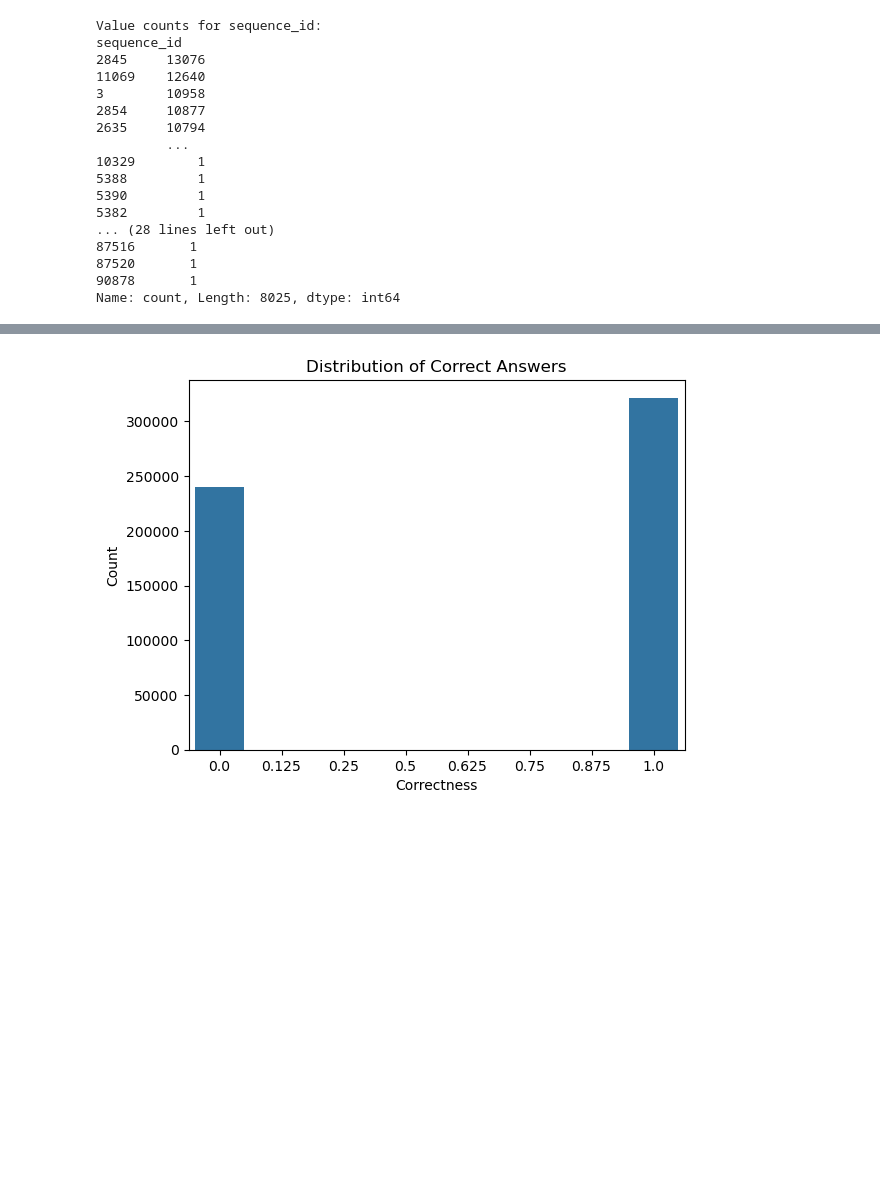
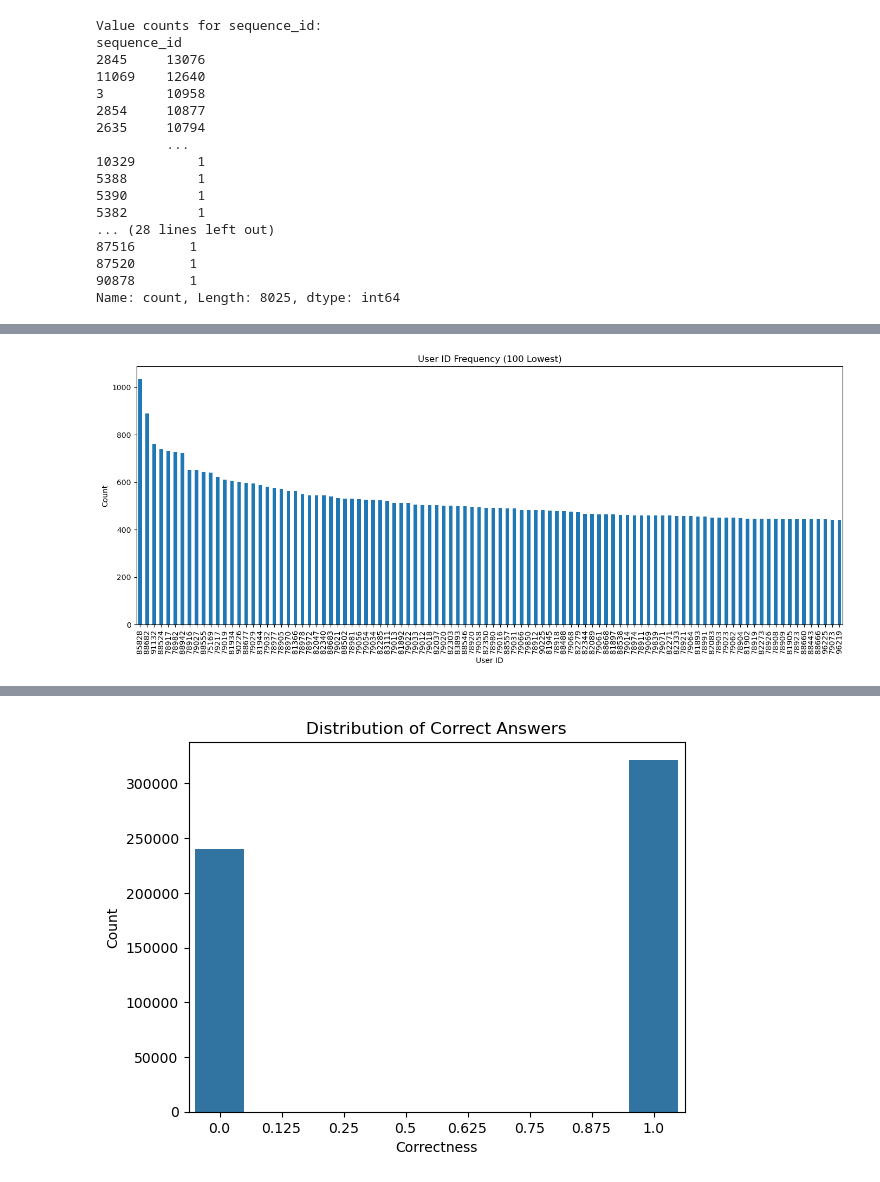
Before and after one commit to somtee99/personalized_learning_rl, a Jupyter notebook: data_cleaning.ipynb, the cells around one changed output, grey strips where cells are left out. Drawn from its saved outputs; the diff is of its cells as text; code cells hidden in the pictures; blank space fills up the shorter version.

```diff
--- a/data_cleaning.ipynb
+++ b/data_cleaning.ipynb
@@ -450,3 +467,15 @@ Name: count, Length: 8025, dtype: int64
+# %%
+# Plot the highest frequency (counts) of user_ids
+user_counts = cleaned_df['user_id'].value_counts(ascending=False)
+plt.figure(figsize=(14, 6))
+user_counts.head(100).plot(kind='bar')
+plt.title('User ID Frequency (100 Lowest)')
+plt.xlabel('User ID')
+plt.ylabel('Count')
+plt.tight_layout()
+plt.show()
+# %% [output]
+[figure, added]
 # %%
 # Plot the lowest frequency (counts) of user_ids
 user_counts = cleaned_df['user_id'].value_counts(ascending=True)
```
Also changed, not shown: parts of 5 cells of this notebook, 1 other file.
